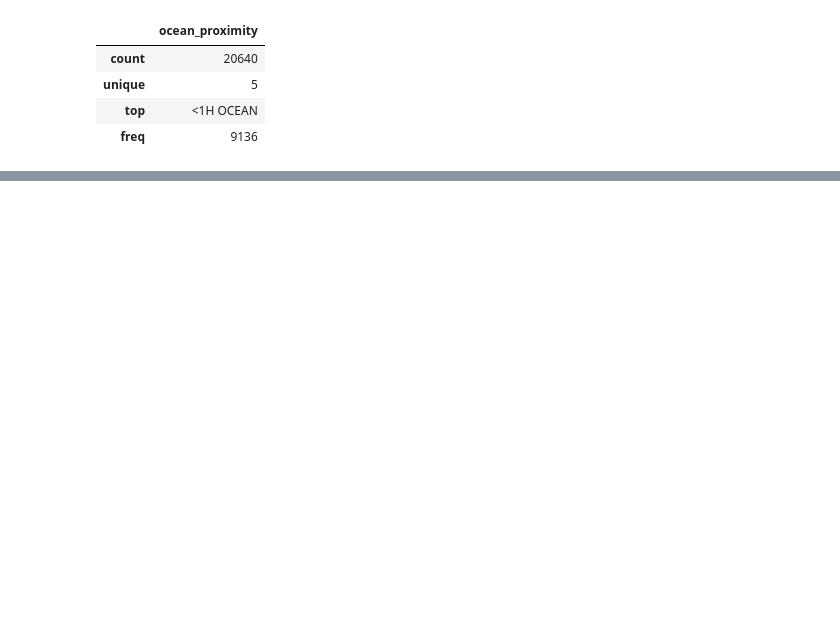
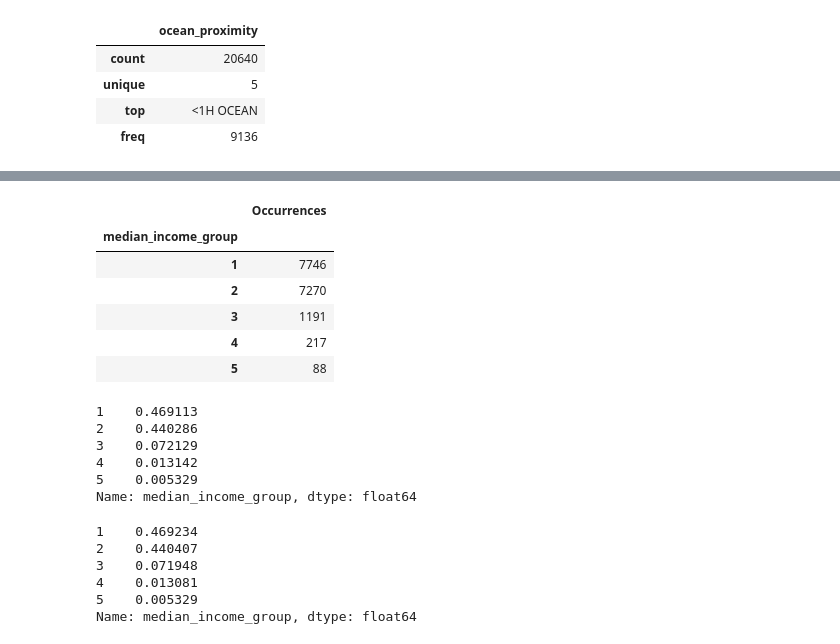
Before and after one commit to simonespa/machine-learning-playground, a Jupyter notebook: notebooks/california_housing_prices/housing.ipynb, the cells around one changed output, grey strips where cells are left out. Cells and saved outputs as stored; diff of their text form; code cells hidden in the pictures; blank space fills up the shorter version.

```diff
--- a/notebooks/california_housing_prices/housing.ipynb
+++ b/notebooks/california_housing_prices/housing.ipynb
@@ -94,0 +130,16 @@ housing.query('total_rooms >= 40000 & total_rooms <= 50000')['total_rooms'].coun
+# %%
+groups = 5
+housing['median_income_group'] = pd.cut(
+    housing['median_income'],
+    bins=groups,
+    labels=range(1, groups + 1)
+)
+pd.DataFrame(housing[['median_income_group']].value_counts(), columns=['Occurrences'])
+# %% [output]
+|  | Occurrences |
+| median_income_group |  |
+| 1 | 7746 |
+| 2 | 7270 |
+| 3 | 1191 |
+| 4 | 217 |
+| 5 | 88 |
@@ -94,0 +154,18 @@ housing.query('total_rooms >= 40000 & total_rooms <= 50000')['total_rooms'].coun
+# %%
+strat_train_set['median_income_group'].value_counts() / len(strat_train_set)
+# %% [output]
+1    0.469113
+2    0.440286
+3    0.072129
+4    0.013142
+5    0.005329
+Name: median_income_group, dtype: float64
+# %%
+strat_test_set['median_income_group'].value_counts() / len(strat_test_set)
+# %% [output]
+1    0.469234
+2    0.440407
+3    0.071948
+4    0.013081
+5    0.005329
+Name: median_income_group, dtype: float64
```
Also changed, not shown: parts of 24 cells of this notebook, 7 other files.
